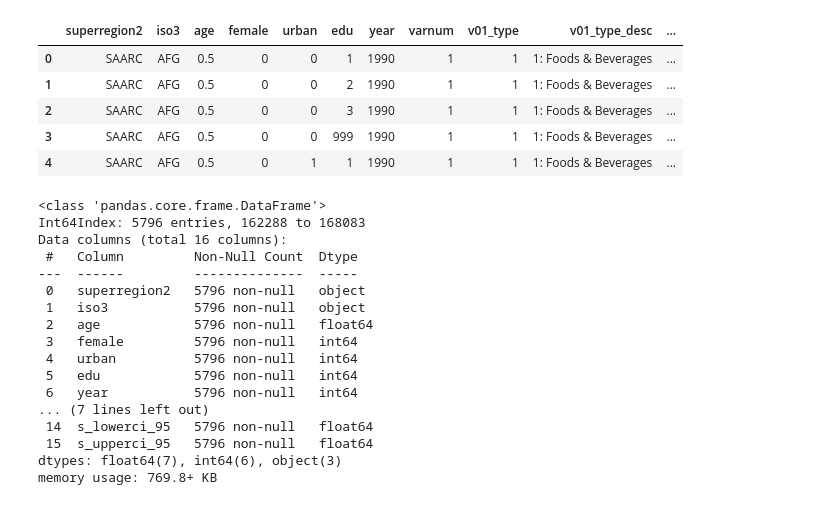
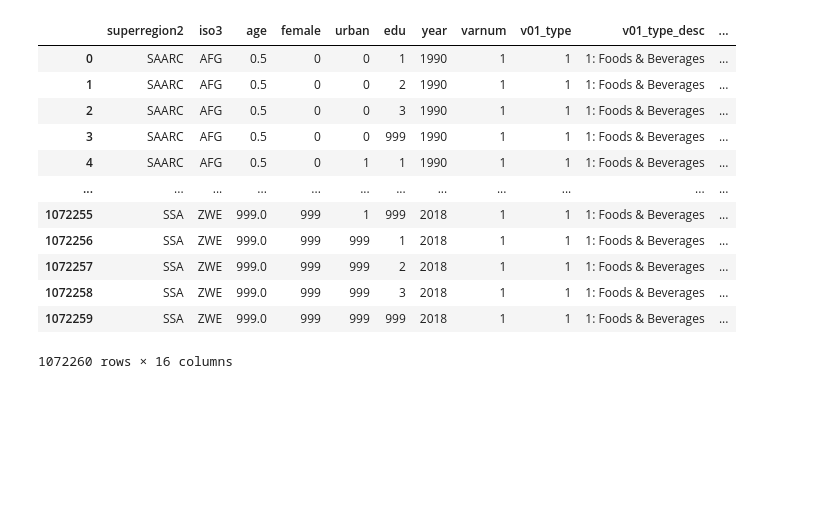
Before and after one commit to KrishnaCD93/DAAN-Capstone-Project, a Jupyter notebook: Diet.ipynb, the cells around one changed output. Saved outputs shown, nothing was run; the diff lists cells and outputs as text; code cells hidden in the pictures; blank space fills up the shorter version.

Commit message:
update diet data

```diff
--- a/Diet.ipynb
+++ b/Diet.ipynb
@@ -2,46 +2,48 @@
 import onedrive
 import pandas as pd
 
-dfFruits = onedrive.OneDriveDataset(name="Fruits").onedrive_directdownload("https://1drv.ms/u/s!AvCFI7fzKgPmhPgX2ISEEtPDUQPQLQ?e=u1lxao")
-dfNSVeg = onedrive.OneDriveDataset(name="Non-Starchy Vegetables").onedrive_directdownload("https://1drv.ms/u/s!AvCFI7fzKgPmhPgYVP0cqr769sZpIA?e=QHbYcr")
-dfPotatoes = onedrive.OneDriveDataset(name="Potatoes").onedrive_directdownload("https://1drv.ms/u/s!AvCFI7fzKgPmhPgcumMfzxhQdwDcWA?e=CdkUNF")
-dfStarchyVeg = onedrive.OneDriveDataset(name="Other Starcy Vegetables").onedrive_directdownload("https://1drv.ms/u/s!AvCFI7fzKgPmhPge52OmuiBxOqwbTQ?e=7ONDlx")
-dfBeanLegume = onedrive.OneDriveDataset(name="Beans and Legumes").onedrive_directdownload("https://1drv.ms/u/s!AvCFI7fzKgPmhPgfWilAsD5HvgRopA?e=gQIPx4")
-dfNutSeeds = onedrive.OneDriveDataset(name="Nuts and Seeds").onedrive_directdownload("https://1drv.ms/u/s!AvCFI7fzKgPmhPgglQeMRUDh_1uoXQ?e=jri8gM")
-dfRefinedGrains = onedrive.OneDriveDataset(name="Refined Grain").onedrive_directdownload("https://1drv.ms/u/s!AvCFI7fzKgPmhPgjTm7G5rmhWnX0IQ?e=Yy6hqh")
-dfWholeGrains = onedrive.OneDriveDataset(name="Whole Grains").onedrive_directdownload("https://1drv.ms/u/s!AvCFI7fzKgPmhPgkQZnWmkkI7cbbOw?e=ab2NF5")
-dfProcessedMeat = onedrive.OneDriveDataset(name="Total Processed Meats").onedrive_directdownload("https://1drv.ms/u/s!AvCFI7fzKgPmhPglVDt3nryNyqWpsA?e=qydSaf")
-dfSeafoods = onedrive.OneDriveDataset(name="Total Seafoods").onedrive_directdownload("https://1drv.ms/u/s!AvCFI7fzKgPmhPgmn-qkBSvvHFtXjA?e=7AdRaR")
-dfEggs = onedrive.OneDriveDataset(name="Eggs").onedrive_directdownload("https://1drv.ms/u/s!AvCFI7fzKgPmhPgnUGnlDgWijXW0NQ?e=eyVioN")
-dfCheese = onedrive.OneDriveDataset(name="Cheese").onedrive_directdownload("https://1drv.ms/u/s!AvCFI7fzKgPmhPgoEeWkJJwwFpAjjg?e=8bSxrS")
-dfYoghurt = onedrive.OneDriveDataset(name="Yoghurt").onedrive_directdownload("https://1drv.ms/u/s!AvCFI7fzKgPmhPgqR4Gt0tjO6voKqQ?e=uUfFIn")
+Fruits = onedrive.OneDriveDataset("https://1drv.ms/u/s!AvCFI7fzKgPmhPgX2ISEEtPDUQPQLQ?e=u1lxao", name="Fruits Group")
+NSVeg = onedrive.OneDriveDataset("https://1drv.ms/u/s!AvCFI7fzKgPmhPgYVP0cqr769sZpIA?e=QHbYcr", name="Vegetables Group")
+Potatoes = onedrive.OneDriveDataset("https://1drv.ms/u/s!AvCFI7fzKgPmhPgcumMfzxhQdwDcWA?e=CdkUNF", name="Vegetables Group")
+StarchyVeg = onedrive.OneDriveDataset("https://1drv.ms/u/s!AvCFI7fzKgPmhPge52OmuiBxOqwbTQ?e=7ONDlx", name="Vegetables Group")
+BeanLegume = onedrive.OneDriveDataset("https://1drv.ms/u/s!AvCFI7fzKgPmhPgfWilAsD5HvgRopA?e=gQIPx4", name="Beans, Eggs, Meats, and Nuts Group")
+NutsSeeds = onedrive.OneDriveDataset("https://1drv.ms/u/s!AvCFI7fzKgPmhPgglQeMRUDh_1uoXQ?e=jri8gM", name="Beans, Eggs, Meats, and Nuts Group")
+RefinedGrains = onedrive.OneDriveDataset("https://1drv.ms/u/s!AvCFI7fzKgPmhPgjTm7G5rmhWnX0IQ?e=Yy6hqh", name="Grains and Wheat Group")
+WholeGrains = onedrive.OneDriveDataset("https://1drv.ms/u/s!AvCFI7fzKgPmhPgkQZnWmkkI7cbbOw?e=ab2NF5", name="Grains and Wheat Group")
+ProcessedMeat = onedrive.OneDriveDataset("https://1drv.ms/u/s!AvCFI7fzKgPmhPglVDt3nryNyqWpsA?e=qydSaf", name="Beans, Eggs, Meats, and Nuts Group")
+Seafoods = onedrive.OneDriveDataset("https://1drv.ms/u/s!AvCFI7fzKgPmhPgmn-qkBSvvHFtXjA?e=7AdRaR", name="Beans, Eggs, Meats, and Nuts Group")
+Eggs = onedrive.OneDriveDataset("https://1drv.ms/u/s!AvCFI7fzKgPmhPgnUGnlDgWijXW0NQ?e=eyVioN", name="Beans, Eggs, Meats, and Nuts Group")
+Cheese = onedrive.OneDriveDataset("https://1drv.ms/u/s!AvCFI7fzKgPmhPgoEeWkJJwwFpAjjg?e=8bSxrS", name="Cheese, Milk, and Yoghurt Group")
+Yoghurt = onedrive.OneDriveDataset("https://1drv.ms/u/s!AvCFI7fzKgPmhPgqR4Gt0tjO6voKqQ?e=uUfFIn", name="Cheese, Milk, and Yoghurt Group")
+Milk = onedrive.OneDriveDataset("https://1drv.ms/u/s!AvCFI7fzKgPmhPheYrsjySxpuCBKQQ?e=LapjAI", name="Cheese, Milk, and Yoghurt Group")
+# %%
+dfFruits = Fruits.onedrive_directdownload()
+dfNonStarchVegetables = NSVeg.onedrive_directdownload()
+dfPotatoes = Potatoes.onedrive_directdownload()
+dfStarchyVeg = StarchyVeg.onedrive_directdownload()
+dfBeanLegume = BeanLegume.onedrive_directdownload()
+dfNutsSeeds = NutsSeeds.onedrive_directdownload()
+dfRefinedGrains = RefinedGrains.onedrive_directdownload()
+dfWholeGrains = WholeGrains.onedrive_directdownload()
+dfProcessedMeat = ProcessedMeat.onedrive_directdownload()
+dfSeafoods = Seafoods.onedrive_directdownload()
+dfEggs = Eggs.onedrive_directdownload()
+dfCheese = Cheese.onedrive_directdownload()
+dfYoghurt = Yoghurt.onedrive_directdownload()
+dfMilk = Milk.onedrive_directdownload()
 # %%
-dfFruits.head()
+dfFruits
 # %% [output]
 |  | superregion2 | iso3 | age | female | urban | edu | year | varnum | v01_type | v01_type_desc | ... |
 | 0 | SAARC | AFG | 0.5 | 0 | 0 | 1 | 1990 | 1 | 1 | 1: Foods & Beverages | ... |
 | 1 | SAARC | AFG | 0.5 | 0 | 0 | 2 | 1990 | 1 | 1 | 1: Foods & Beverages | ... |
 | 2 | SAARC | AFG | 0.5 | 0 | 0 | 3 | 1990 | 1 | 1 | 1: Foods & Beverages | ... |
 | 3 | SAARC | AFG | 0.5 | 0 | 0 | 999 | 1990 | 1 | 1 | 1: Foods & Beverages | ... |
 | 4 | SAARC | AFG | 0.5 | 0 | 1 | 1 | 1990 | 1 | 1 | 1: Foods & Beverages | ... |
+| ... | ... | ... | ... | ... | ... | ... | ... | ... | ... | ... | ... |
+| 1072255 | SSA | ZWE | 999.0 | 999 | 1 | 999 | 2018 | 1 | 1 | 1: Foods & Beverages | ... |
+| 1072256 | SSA | ZWE | 999.0 | 999 | 999 | 1 | 2018 | 1 | 1 | 1: Foods & Beverages | ... |
+| 1072257 | SSA | ZWE | 999.0 | 999 | 999 | 2 | 2018 | 1 | 1 | 1: Foods & Beverages | ... |
+| 1072258 | SSA | ZWE | 999.0 | 999 | 999 | 3 | 2018 | 1 | 1 | 1: Foods & Beverages | ... |
+| 1072259 | SSA | ZWE | 999.0 | 999 | 999 | 999 | 2018 | 1 | 1 | 1: Foods & Beverages | ... |
+1072260 rows × 16 columns
-# %%
-fruitsCanada = dfFruits[dfFruits['iso3'] == 'CAN']
-fruitsCanada.info()
-# %% [output]
-<class 'pandas.core.frame.DataFrame'>
-Int64Index: 5796 entries, 162288 to 168083
-Data columns (total 16 columns):
- #   Column         Non-Null Count  Dtype
----  ------         --------------  -----
- 0   superregion2   5796 non-null   object
- 1   iso3           5796 non-null   object
- 2   age            5796 non-null   float64
- 3   female         5796 non-null   int64
- 4   urban          5796 non-null   int64
- 5   edu            5796 non-null   int64
- 6   year           5796 non-null   int64
-... (7 lines left out)
- 14  s_lowerci_95   5796 non-null   float64
- 15  s_upperci_95   5796 non-null   float64
-dtypes: float64(7), int64(6), object(3)
-memory usage: 769.8+ KB
```
Also changed, not shown: parts of 8 cells of this notebook, 1 other file.
